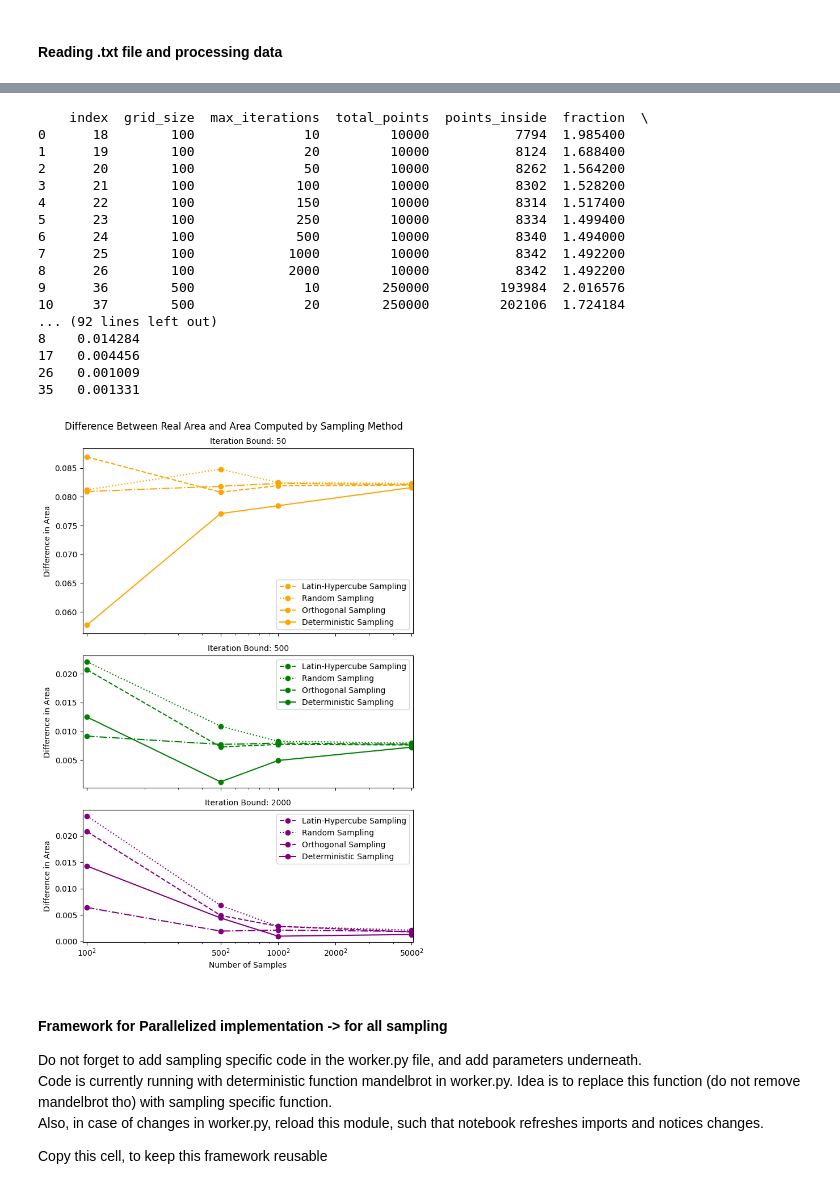
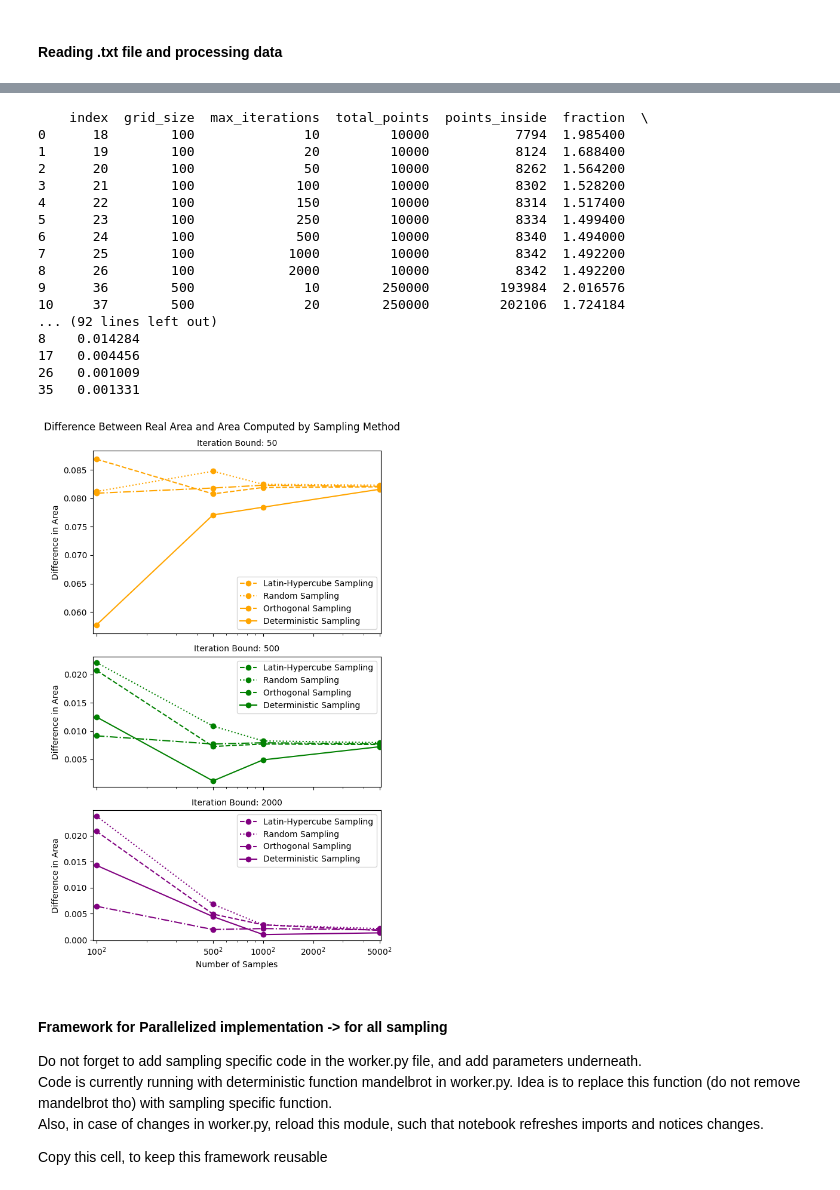
Before and after one commit to Babur-Jihanshahi/ChrisHoynckvanPapendrecht_15340791_CharlotteKoolen_15888592_ZiyaSungkar_14904950_1, a Jupyter notebook: madelbrot_sim.ipynb, the cells around one changed output, grey strips where cells are left out. Saved outputs shown, nothing was run; the diff lists cells and outputs as text; code cells hidden in the pictures.

```diff
--- a/madelbrot_sim.ipynb
+++ b/madelbrot_sim.ipynb
@@ -83,7 +141,7 @@ print(mean_var_o)
 # plt.show()
 
 colors = ["orange", "green", "purple"]
-fig, (ax1, ax2) = plt.subplots(2,1, sharex= True, figsize=(7,6), gridspec_kw={'height_ratios': [1, 1], 'hspace': 0.05})
+fig, (ax1, ax2) = plt.subplots(2,1, sharex= True, figsize=(5,5), gridspec_kw={'height_ratios': [1, 1], 'hspace': 0.05})
 # bax = brokenaxes(ylims=((1.5, 1.525), (1.58, 1.595)), hspace=.05)
 i = 0
 for name, group in mean_var_o.groupby("max_iterations"):
@@ -108,12 +166,13 @@ ax2.set_ylim(1.5, 1.525)
 ax1.set_xscale("log")
 ax2.set_xscale("log")
 
-custom_ticks = [100, 500, 1000, 2000, 5000]
+custom_ticks = [100, 500, 1000, 5000]
 ax2.set_xticks(custom_ticks)  # Set tick positions
 ax2.set_xticklabels([f"${tick}^2$" for tick in custom_ticks])
 ax2.set_xlabel("Sample Size")
 fig.suptitle("Orthogonal Sampling over 10 Runs")
 fig.tight_layout()
+plt.savefig("orthogonal_mean.png", dpi=300)
 plt.show()
 
 plt.figure(figsize=(7,3))
@@ -122,7 +181,7 @@ for name, group in mean_var_o.groupby("max_iterations"):
     plt.plot(group["grid_size"], group['variance'], marker='o', color= colors[i],label = f'variance for iteration bound {name}')
     i+=1
 plt.title("Variance of Orthogonal Sampling over 10 Runs")
-custom_ticks = [100, 500, 1000, 2000, 5000]
+custom_ticks = [100, 500, 1000, 5000]
 ax =plt.gca()
 ax.set_xticks(custom_ticks)  # Set tick positions
 ax.set_xticklabels([f"${tick}^2$" for tick in custom_ticks])
@@ -317,0 +361,26 @@ plt.show()
+# %%
+fig, axes = plt.subplots(3, 1, figsize=(4.5, 9), sharex=True)
+fig.suptitle("Variance for Monte Carlo Sampling")
+
+# Plot for Random Sampling
+
+for j, m_v in enumerate([mean_var, mean_var_l, mean_var_o]):
+    i = 0
+    for name, group in m_v.groupby("max_iterations"):
+        axes[j].plot(group["grid_size"], group['variance'], marker='o', color=colors[i], label=f'Iteration Bound {name}')
+        i += 1
+    # axes[j].set_xlabel("Sample Size")
+    axes[j].set_yscale("log")
+    axes[j].set_ylabel("Variance")
+
+axes[0].set_title("Random Sampling")
+axes[0].legend()
+axes[1].set_title("Latin Hyper-Cube Sampling")
+axes[2].set_title("Orthogonal Sampling")
+
+axes[2].set_xlabel("Sample Size")
+axes[2].set_xticks([100, 500, 1000, 5000])
+axes[2].set_xticklabels([f"${tick}^2$" for tick in [100, 500, 1000, 5000]], rotation=45)
+plt.tight_layout()  # Adjust layout to fit the main title
+plt.savefig('variances.png', dpi=300)
+plt.show()
@@ -356,7 +427,7 @@ grid_sizes = [100, 500, 1000, 5000]
 grid_sub_df = df[(df['grid_size'].isin(grid_sizes))].reset_index()
 print(grid_sub_df)
 
-fig, axes = plt.subplots(3, 1,sharex=True,figsize=(7,10), gridspec_kw={'height_ratios': [1.4, 1, 1]})
+fig, axes = plt.subplots(3, 1,sharex=True,figsize=(6,9.5), gridspec_kw={'height_ratios': [1.4, 1, 1]})
 i = 0
 for name, group in mean_var_diff.groupby("max_iterations"):
     ax = axes[i]
@@ -378,34 +449,36 @@ for name, group in mean_var_diff.groupby("max_iterations"):
     ax.set_title(f"Iteration Bound: {name}", fontsize=10)
     ax.legend()
     i += 1
 
 axes[2].set_xlim(95, 5100)
 custom_ticks = [100, 500, 1000, 2000, 5000]
 axes[2].set_xticks(custom_ticks)  # Set tick positions
 axes[2].set_xticklabels([f"${tick}^2$" for tick in custom_ticks])
 axes[2].set_xlabel("Number of Samples")
 fig.suptitle("Difference Between Real Area and Area Computed by Sampling Method")
 plt.tight_layout()
+
+plt.savefig('difference_act_value.png', dpi=300)
 plt.show()
 # %% [output]
     index  grid_size  max_iterations  total_points  points_inside  fraction  \
 0      18        100              10         10000           7794  1.985400
 1      19        100              20         10000           8124  1.688400
 2      20        100              50         10000           8262  1.564200
 3      21        100             100         10000           8302  1.528200
 4      22        100             150         10000           8314  1.517400
 5      23        100             250         10000           8334  1.499400
 6      24        100             500         10000           8340  1.494000
 7      25        100            1000         10000           8342  1.492200
 8      26        100            2000         10000           8342  1.492200
 9      36        500              10        250000         193984  2.016576
 10     37        500              20        250000         202106  1.724184
 ... (92 lines left out)
 8    0.014284
 17   0.004456
 26   0.001009
 35   0.001331
-[figure, old version]
+[figure, new version]
 # %% [markdown]
 #### Framework for Parallelized implementation -> for all sampling
 Do not forget to add sampling specific code in the worker.py file, and add parameters underneath.
```
Also changed, not shown: parts of 7 cells of this notebook, 2 other files.
